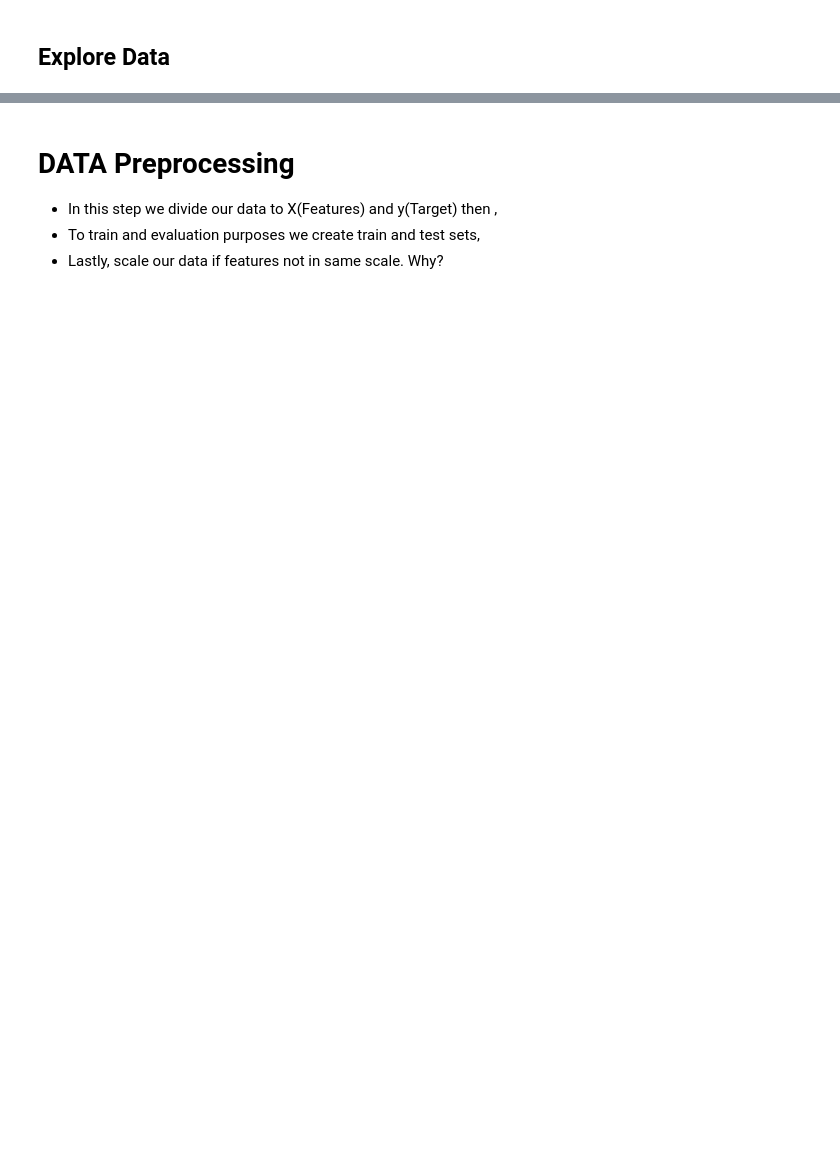
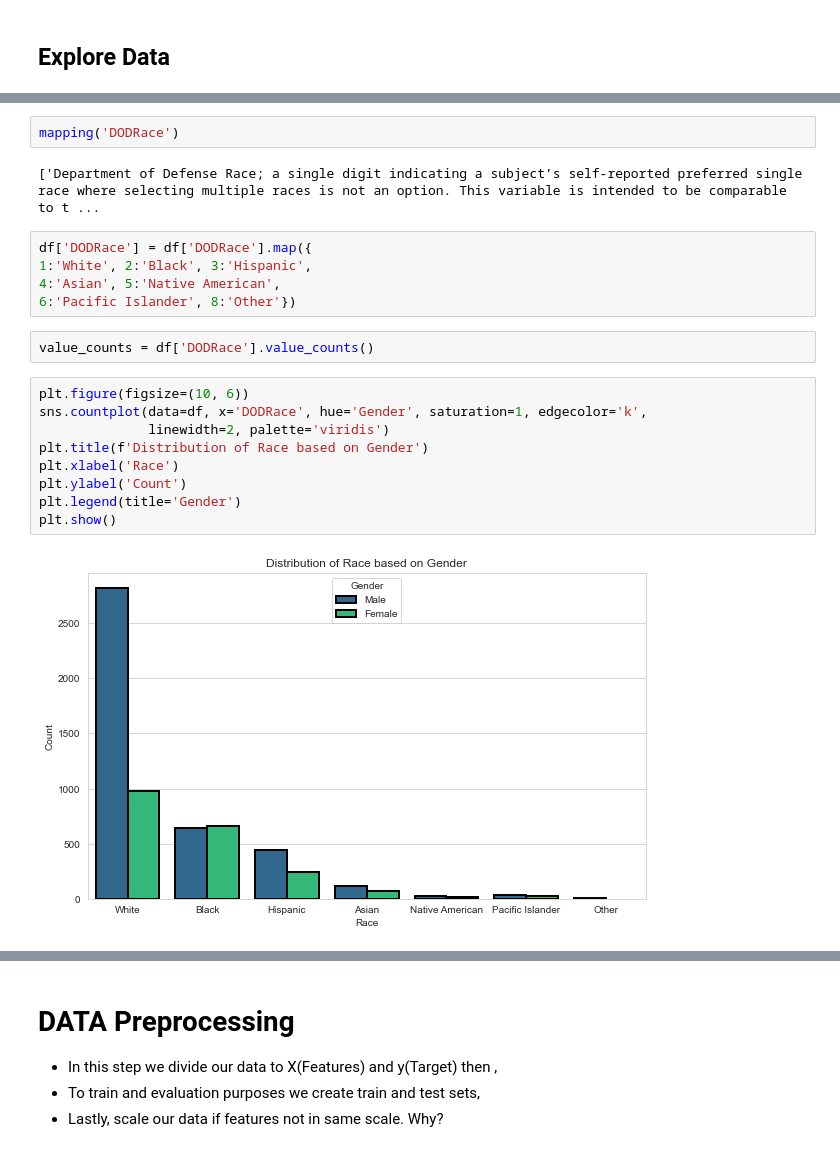
Before and after one commit to 0xArwa/soldier-race-prediction, a Jupyter notebook: Race Prediction/soldier_race_project_students.ipynb, the cells around one changed output, grey strips where cells are left out. Cells and saved outputs as stored; diff of their text form; blank space fills up the shorter version.

```diff
--- a/Race Prediction/soldier_race_project_students.ipynb
+++ b/Race Prediction/soldier_race_project_students.ipynb
@@ -310,0 +342,22 @@ Name: DODRace, dtype: int64
+# %%
+mapping('DODRace')
+# %% [output]
+['Department of Defense Race; a single digit indicating a subject’s self-reported preferred single race where selecting multiple races is not an option. This variable is intended to be comparable to t ...
+# %%
+df['DODRace'] = df['DODRace'].map({
+1:'White', 2:'Black', 3:'Hispanic',
+4:'Asian', 5:'Native American',
+6:'Pacific Islander', 8:'Other'})
+# %%
+value_counts = df['DODRace'].value_counts()
+# %%
+plt.figure(figsize=(10, 6))
+sns.countplot(data=df, x='DODRace', hue='Gender', saturation=1, edgecolor='k',
+              linewidth=2, palette='viridis')
+plt.title(f'Distribution of Race based on Gender')
+plt.xlabel('Race')
+plt.ylabel('Count')
+plt.legend(title='Gender')
+plt.show()
+# %% [output]
+[figure, added]
```
Also changed, not shown: parts of 69 cells of this notebook, 2 other files.
